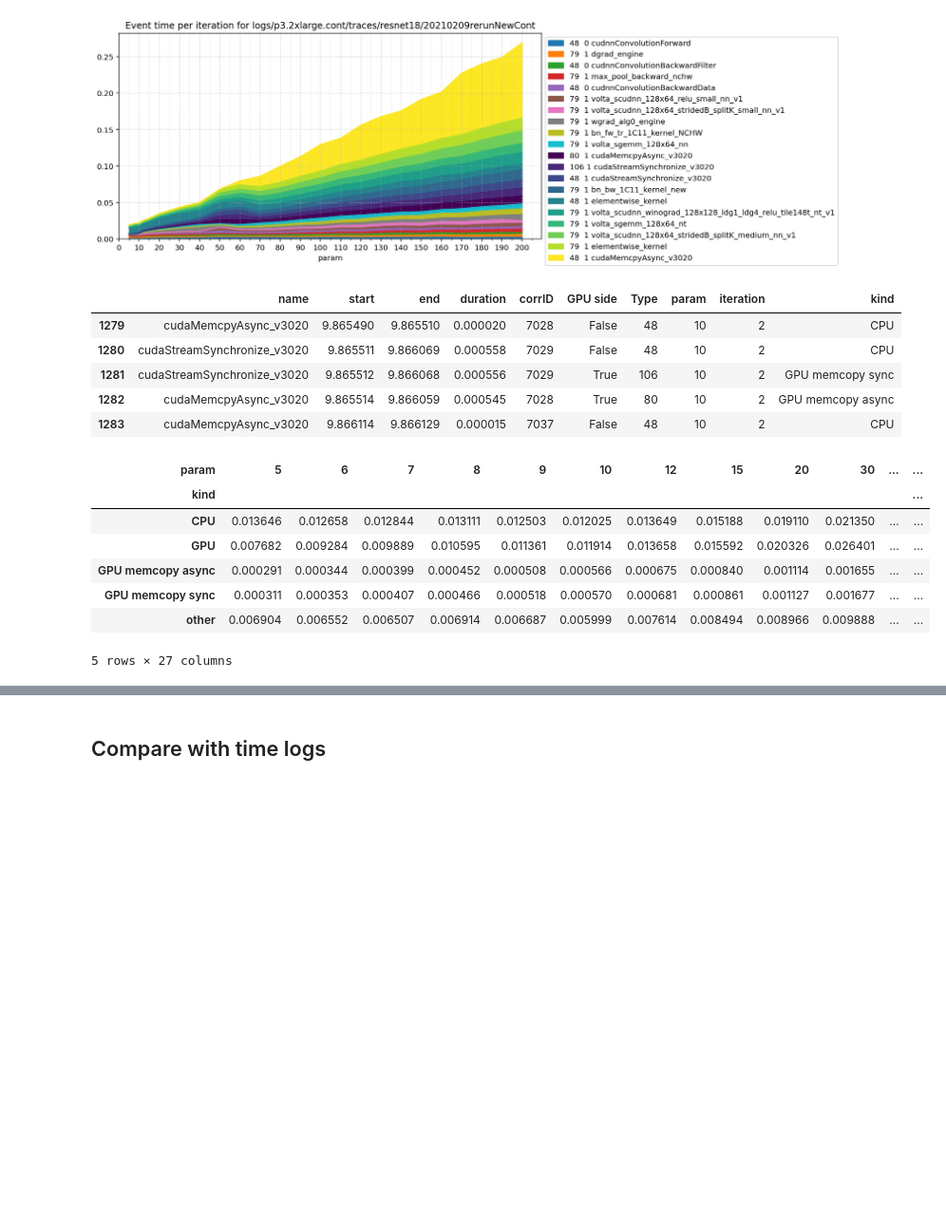
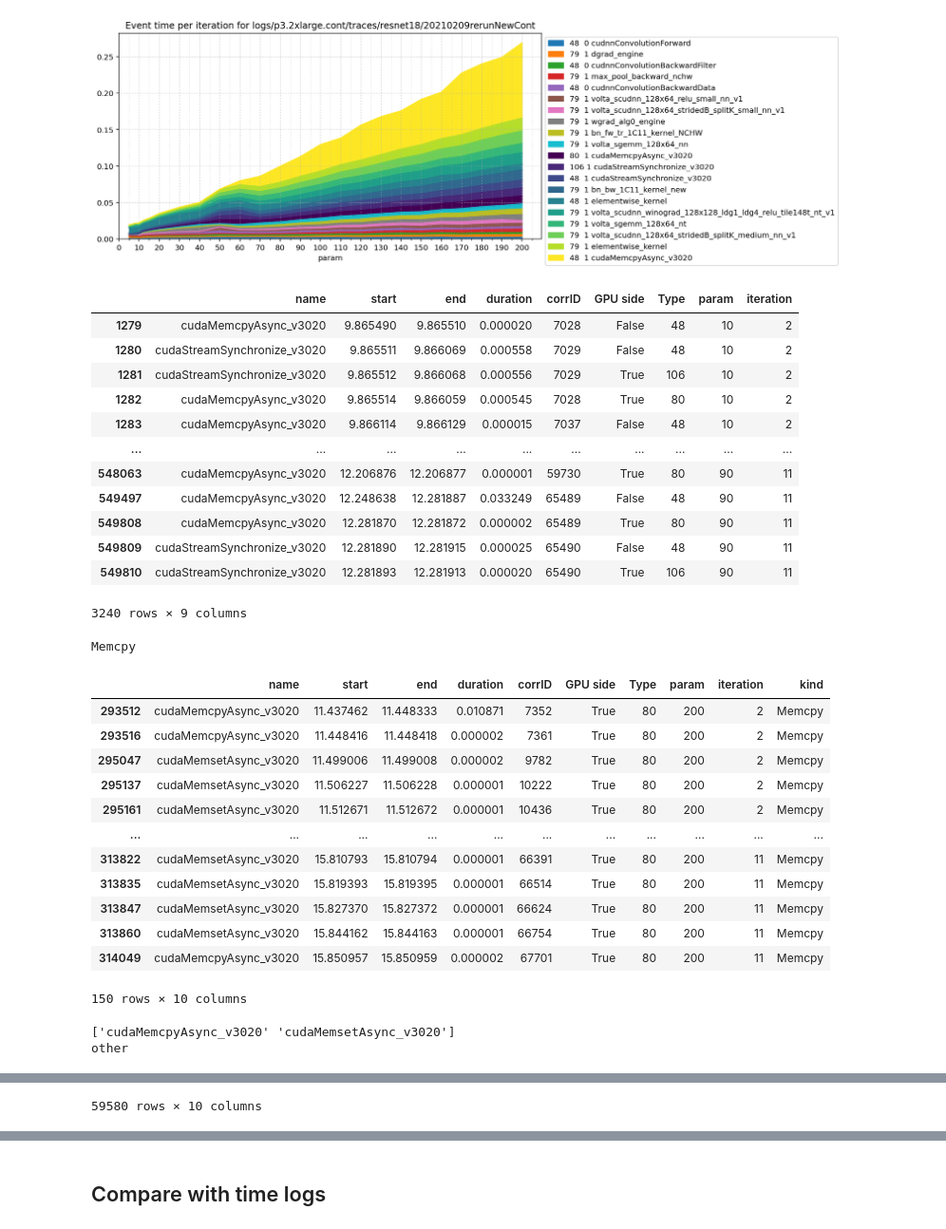
Before and after one commit to pyotr777/nsystraceparser, a Jupyter notebook: aggregateTimeFromMultipleTraces-PytorchResnet18V100.ipynb, the cells around one changed output, grey strips where cells are left out. Shown at 95% size. Cells and saved outputs as stored; diff of their text form; code cells hidden in the pictures; blank space fills up the shorter version.

```diff
--- a/aggregateTimeFromMultipleTraces-PytorchResnet18V100.ipynb
+++ b/aggregateTimeFromMultipleTraces-PytorchResnet18V100.ipynb
@@ -231,53 +231,88 @@ def sortEvents(times):
     times.loc[:,'kind'] = 'other'
 
     mask1 = (times['GPU side']==True)
-    mask2 = (times['Type']==106)
-    mask3 = (times['Type']==80)
-    times.loc[mask1 & mask2,'kind'] = 'GPU memcopy sync'
-    times.loc[mask1 & mask3, 'kind'] = 'GPU memcopy async'
-    times.loc[mask1 & ~(mask2 | mask3), 'kind'] = 'GPU'
-
-
+#     mask2 = (times['Type']==106)
+#     mask3 = (times['Type']==80)
     mask4 = (times['corrID']!=0)
+    mask5a = (times['name'].str.contains('cudaMemcpyAsync'))
+    mask5b = (times['name'].str.contains('cudaStreamSynchronize'))
+    mask5c = (times['name'].str.contains('cudaMemsetAsync'))
     times.loc[~mask1 & mask4, 'kind'] = 'CPU'
+    times.loc[mask1 & ~(mask5a | mask5b | mask5c), 'kind'] = 'GPU'
+    times.loc[mask1 & (mask5a | mask5c), 'kind'] = "Memcpy"
+    times.loc[~mask1 & (mask5a | mask5b | mask5c), 'kind'] = 'other'
     return times
 
 
 #     mask1 = (times['GPU side']==False)
 #     mask2 = (times['name'].isin(['cudaStreamSynchronize_v3020','sem_timedwait','cudaHostAlloc_v3020']))
 #     mask1 = (times['corrID']==0)
 #     times = times[~(mask1)]
 
 
+memcpy = longtimes[(longtimes['name'].str.contains('cudaMemcpyAsync')) | (longtimes['name'].str.contains('cudaStreamSynchronize'))].copy()
+display(memcpy)
 
 times  = longtimes.copy()
+# Drop MEMCPY operations
 times = sortEvents(times)
 ignorecolumns = ['start','end','corrID']
-display(times.head())
+# display(times.head())
+# Inspect "other" group
+
+
+print("Memcpy")
+memcpy =times[(times['kind']=='Memcpy')]
+display( memcpy[memcpy['param']==200])
+print(memcpy['name'].unique())
+
+print('other')
+other = times[times['kind']=='other']
+display(other)
+print(other['name'].unique())
+
+print('corrID 33934')
+display(times[times['corrID']==33934])
+
 times = times.drop(ignorecolumns,axis=1)
 times = times.groupby(['param','kind','iteration']).agg('sum').reset_index(drop=False)
 times = times.groupby(['param','kind']).agg('mean').reset_index(drop=False)
 times.drop(['iteration'],axis=1,inplace=True)
 
 
 times = times.pivot(index=['kind'],values='duration',columns=['param']).fillna(0)
 display(times)
 
 
 # df_ = df_.sort_values(['total'],ascending=False).head(16)
 # df_.drop(['total'],axis=1,inplace=True)
 # %% [output]
-|  | name | start | end | duration | corrID | GPU side | Type | param | iteration | kind |
-| 1279 | cudaMemcpyAsync_v3020 | 9.865490 | 9.865510 | 0.000020 | 7028 | False | 48 | 10 | 2 | CPU |
-| 1280 | cudaStreamSynchronize_v3020 | 9.865511 | 9.866069 | 0.000558 | 7029 | False | 48 | 10 | 2 | CPU |
-| 1281 | cudaStreamSynchronize_v3020 | 9.865512 | 9.866068 | 0.000556 | 7029 | True | 106 | 10 | 2 | GPU memcopy sync |
-| 1282 | cudaMemcpyAsync_v3020 | 9.865514 | 9.866059 | 0.000545 | 7028 | True | 80 | 10 | 2 | GPU memcopy async |
-| 1283 | cudaMemcpyAsync_v3020 | 9.866114 | 9.866129 | 0.000015 | 7037 | False | 48 | 10 | 2 | CPU |
+|  | name | start | end | duration | corrID | GPU side | Type | param | iteration |
+| 1279 | cudaMemcpyAsync_v3020 | 9.865490 | 9.865510 | 0.000020 | 7028 | False | 48 | 10 | 2 |
+| 1280 | cudaStreamSynchronize_v3020 | 9.865511 | 9.866069 | 0.000558 | 7029 | False | 48 | 10 | 2 |
+| 1281 | cudaStreamSynchronize_v3020 | 9.865512 | 9.866068 | 0.000556 | 7029 | True | 106 | 10 | 2 |
+| 1282 | cudaMemcpyAsync_v3020 | 9.865514 | 9.866059 | 0.000545 | 7028 | True | 80 | 10 | 2 |
+| 1283 | cudaMemcpyAsync_v3020 | 9.866114 | 9.866129 | 0.000015 | 7037 | False | 48 | 10 | 2 |
+| ... | ... | ... | ... | ... | ... | ... | ... | ... | ... |
+| 548063 | cudaMemcpyAsync_v3020 | 12.206876 | 12.206877 | 0.000001 | 59730 | True | 80 | 90 | 11 |
+| 549497 | cudaMemcpyAsync_v3020 | 12.248638 | 12.281887 | 0.033249 | 65489 | False | 48 | 90 | 11 |
+| 549808 | cudaMemcpyAsync_v3020 | 12.281870 | 12.281872 | 0.000002 | 65489 | True | 80 | 90 | 11 |
+| 549809 | cudaStreamSynchronize_v3020 | 12.281890 | 12.281915 | 0.000025 | 65490 | False | 48 | 90 | 11 |
+| 549810 | cudaStreamSynchronize_v3020 | 12.281893 | 12.281913 | 0.000020 | 65490 | True | 106 | 90 | 11 |
+3240 rows × 9 columns
+Memcpy
-| param | 5 | 6 | 7 | 8 | 9 | 10 | 12 | 15 | 20 | 30 | ... | ... |
-| kind |  |  |  |  |  |  |  |  |  |  |  | ... |
-| CPU | 0.013646 | 0.012658 | 0.012844 | 0.013111 | 0.012503 | 0.012025 | 0.013649 | 0.015188 | 0.019110 | 0.021350 | ... | ... |
-| GPU | 0.007682 | 0.009284 | 0.009889 | 0.010595 | 0.011361 | 0.011914 | 0.013658 | 0.015592 | 0.020326 | 0.026401 | ... | ... |
-| GPU memcopy async | 0.000291 | 0.000344 | 0.000399 | 0.000452 | 0.000508 | 0.000566 | 0.000675 | 0.000840 | 0.001114 | 0.001655 | ... | ... |
-| GPU memcopy sync | 0.000311 | 0.000353 | 0.000407 | 0.000466 | 0.000518 | 0.000570 | 0.000681 | 0.000861 | 0.001127 | 0.001677 | ... | ... |
-| other | 0.006904 | 0.006552 | 0.006507 | 0.006914 | 0.006687 | 0.005999 | 0.007614 | 0.008494 | 0.008966 | 0.009888 | ... | ... |
+|  | name | start | end | duration | corrID | GPU side | Type | param | iteration | kind |
+| 293512 | cudaMemcpyAsync_v3020 | 11.437462 | 11.448333 | 0.010871 | 7352 | True | 80 | 200 | 2 | Memcpy |
+| 293516 | cudaMemcpyAsync_v3020 | 11.448416 | 11.448418 | 0.000002 | 7361 | True | 80 | 200 | 2 | Memcpy |
+| 295047 | cudaMemsetAsync_v3020 | 11.499006 | 11.499008 | 0.000002 | 9782 | True | 80 | 200 | 2 | Memcpy |
+| 295137 | cudaMemsetAsync_v3020 | 11.506227 | 11.506228 | 0.000001 | 10222 | True | 80 | 200 | 2 | Memcpy |
+| 295161 | cudaMemsetAsync_v3020 | 11.512671 | 11.512672 | 0.000001 | 10436 | True | 80 | 200 | 2 | Memcpy |
+| ... | ... | ... | ... | ... | ... | ... | ... | ... | ... | ... |
+| 313822 | cudaMemsetAsync_v3020 | 15.810793 | 15.810794 | 0.000001 | 66391 | True | 80 | 200 | 11 | Memcpy |
+| 313835 | cudaMemsetAsync_v3020 | 15.819393 | 15.819395 | 0.000001 | 66514 | True | 80 | 200 | 11 | Memcpy |
+| 313847 | cudaMemsetAsync_v3020 | 15.827370 | 15.827372 | 0.000001 | 66624 | True | 80 | 200 | 11 | Memcpy |
+| 313860 | cudaMemsetAsync_v3020 | 15.844162 | 15.844163 | 0.000001 | 66754 | True | 80 | 200 | 11 | Memcpy |
+| 314049 | cudaMemcpyAsync_v3020 | 15.850957 | 15.850959 | 0.000002 | 67701 | True | 80 | 200 | 11 | Memcpy |
-5 rows × 27 columns
+150 rows × 10 columns
+['cudaMemcpyAsync_v3020' 'cudaMemsetAsync_v3020']
+other
@@ -283,0 +331 @@ display(times)
+59580 rows × 10 columns
```
Also changed, not shown: parts of 12 cells of this notebook, 2 other files.
